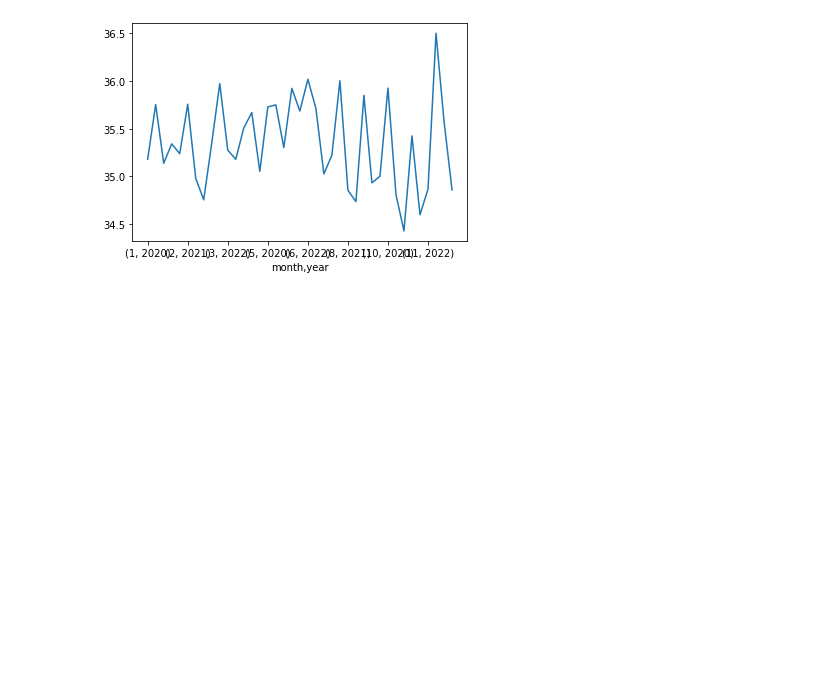
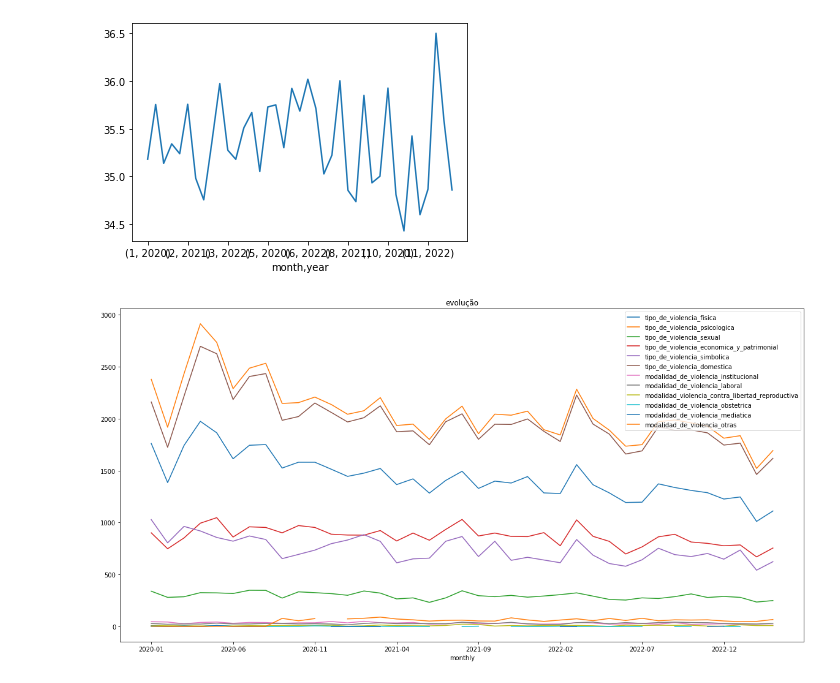
Before and after one commit to pveinberg/linea-144, a Jupyter notebook: linea144_explore.ipynb, the cells around one changed output. Drawn from its saved outputs; the diff is of its cells as text; code cells hidden in the pictures; blank space fills up the shorter version.

Commit message:
Add charts

```diff
--- a/linea144_explore.ipynb
+++ b/linea144_explore.ipynb
@@ -270,3 +288,13 @@ data.groupby(['month', 'year'])['edad_persona_en_situacion_de_violencia'].agg('m
 plt.show()
 # %% [output]
 [figure]
+# %%
+df = pd.DataFrame()
+
+for field in boolean_fields:
+    df[field] = data[data[field]][['monthly', field]].groupby('monthly').size()
+
+df.plot(kind='line', title='evolução', figsize=(20,10))
+plt.show()
+# %% [output]
+[figure, added]
```
Also changed, not shown: parts of 6 cells of this notebook.
